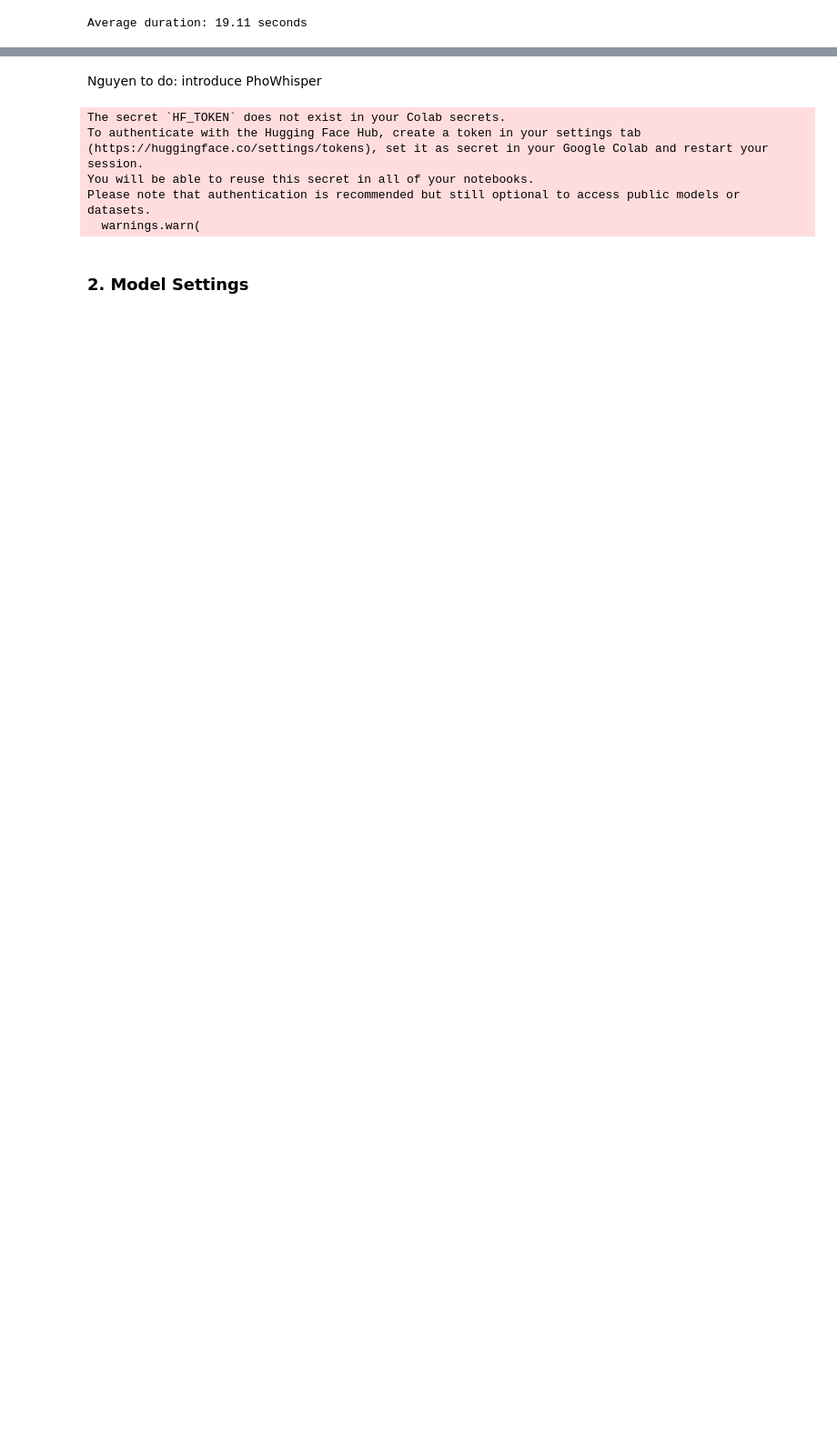
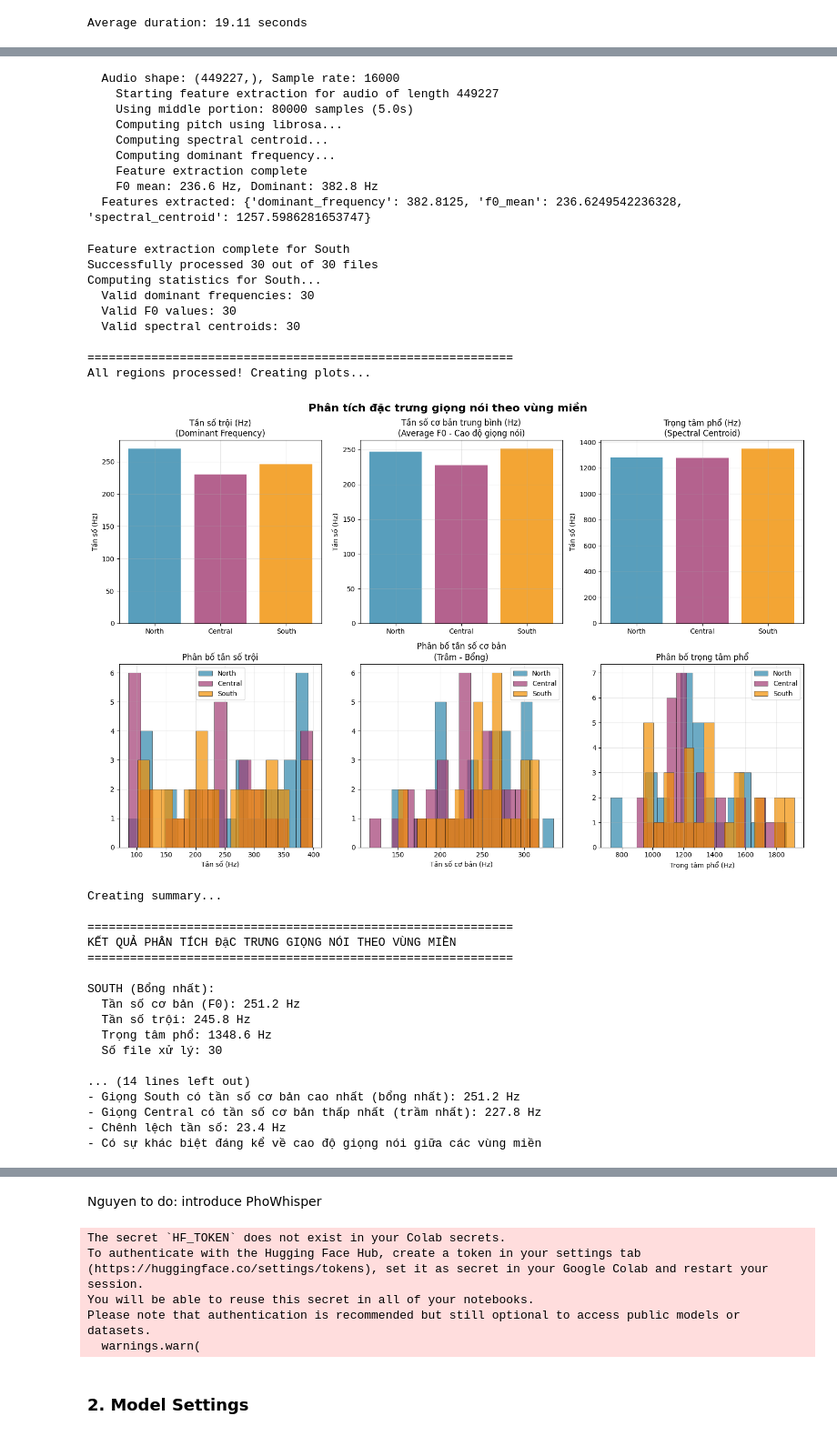
Before and after one commit to SEAS-CVN/SEAS-2025, a Jupyter notebook: Projects/Central_Region_NLP.ipynb, the cells around one changed output, grey strips where cells are left out. Shown at 91% size. Saved outputs shown, nothing was run; the diff lists cells and outputs as text; code cells hidden in the pictures; blank space fills up the shorter version.

```diff
--- a/Projects/Central_Region_NLP.ipynb
+++ b/Projects/Central_Region_NLP.ipynb
@@ -239,0 +606,3 @@ Average duration: 19.11 seconds
+# %%
+comparison_results = analyze_regions(north_dataset['train'], central_dataset['train'], south_dataset['train'], n_samples=30, debug=True)
+# %% [output]
@@ -240 +720,37 @@ Average duration: 19.11 seconds
+  Audio shape: (449227,), Sample rate: 16000
+    Starting feature extraction for audio of length 449227
+    Using middle portion: 80000 samples (5.0s)
+    Computing pitch using librosa...
+    Computing spectral centroid...
+    Computing dominant frequency...
+    Feature extraction complete
+    F0 mean: 236.6 Hz, Dominant: 382.8 Hz
+  Features extracted: {'dominant_frequency': 382.8125, 'f0_mean': 236.6249542236328, 'spectral_centroid': 1257.5986281653747}
+Feature extraction complete for South
+Successfully processed 30 out of 30 files
+Computing statistics for South...
+  Valid dominant frequencies: 30
+  Valid F0 values: 30
+  Valid spectral centroids: 30
+
+============================================================
+All regions processed! Creating plots...
+[figure, added]
+Creating summary...
+
+============================================================
+KẾT QUẢ PHÂN TÍCH ĐặC TRƯNG GIỌNG NÓI THEO VÙNG MIỀN
+============================================================
+
+SOUTH (Bổng nhất):
+  Tần số cơ bản (F0): 251.2 Hz
+  Tần số trội: 245.8 Hz
+  Trọng tâm phổ: 1348.6 Hz
+  Số file xử lý: 30
+
+... (14 lines left out)
+- Giọng South có tần số cơ bản cao nhất (bổng nhất): 251.2 Hz
+- Giọng Central có tần số cơ bản thấp nhất (trầm nhất): 227.8 Hz
+- Chênh lệch tần số: 23.4 Hz
+- Có sự khác biệt đáng kể về cao độ giọng nói giữa các vùng miền
 # %% [markdown]
```
Also changed, not shown: parts of 60 cells of this notebook.
